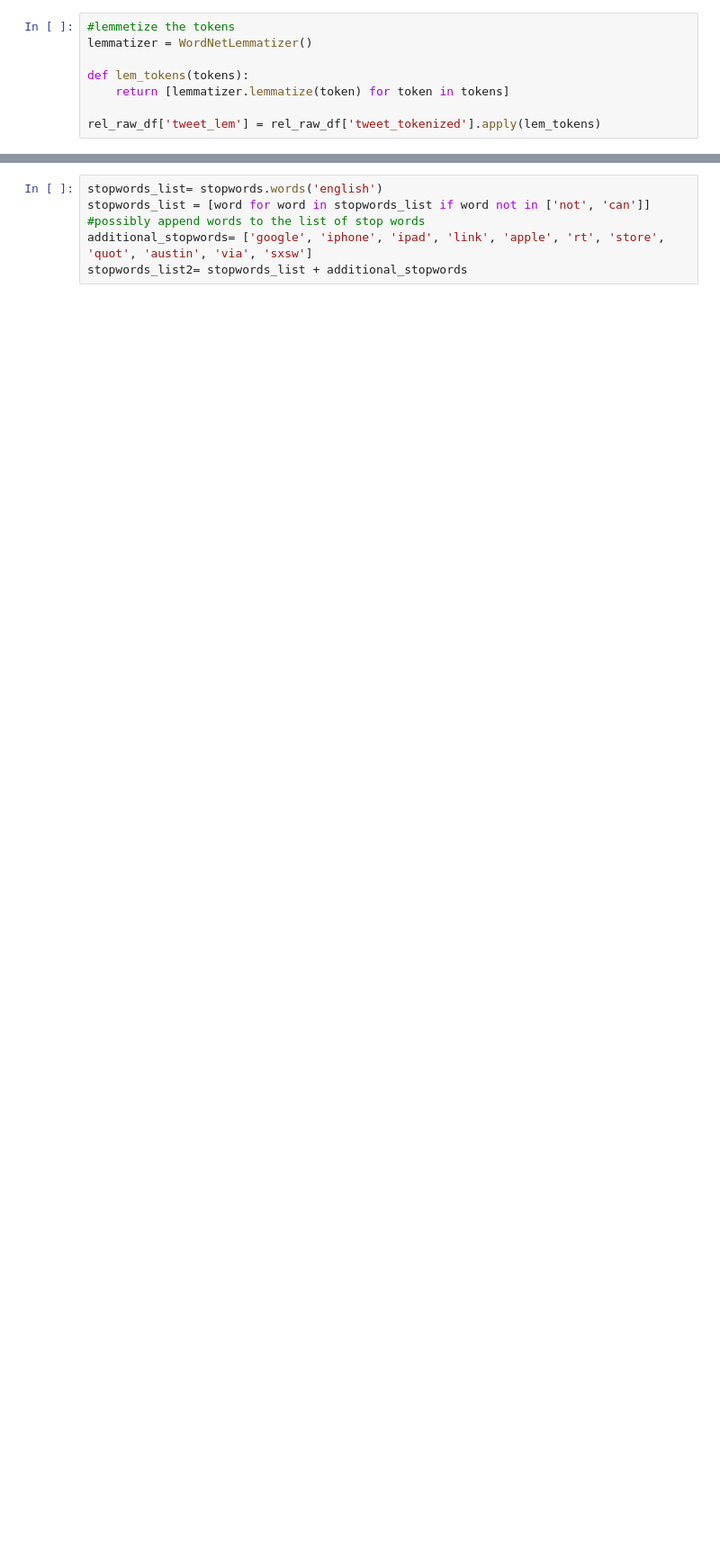
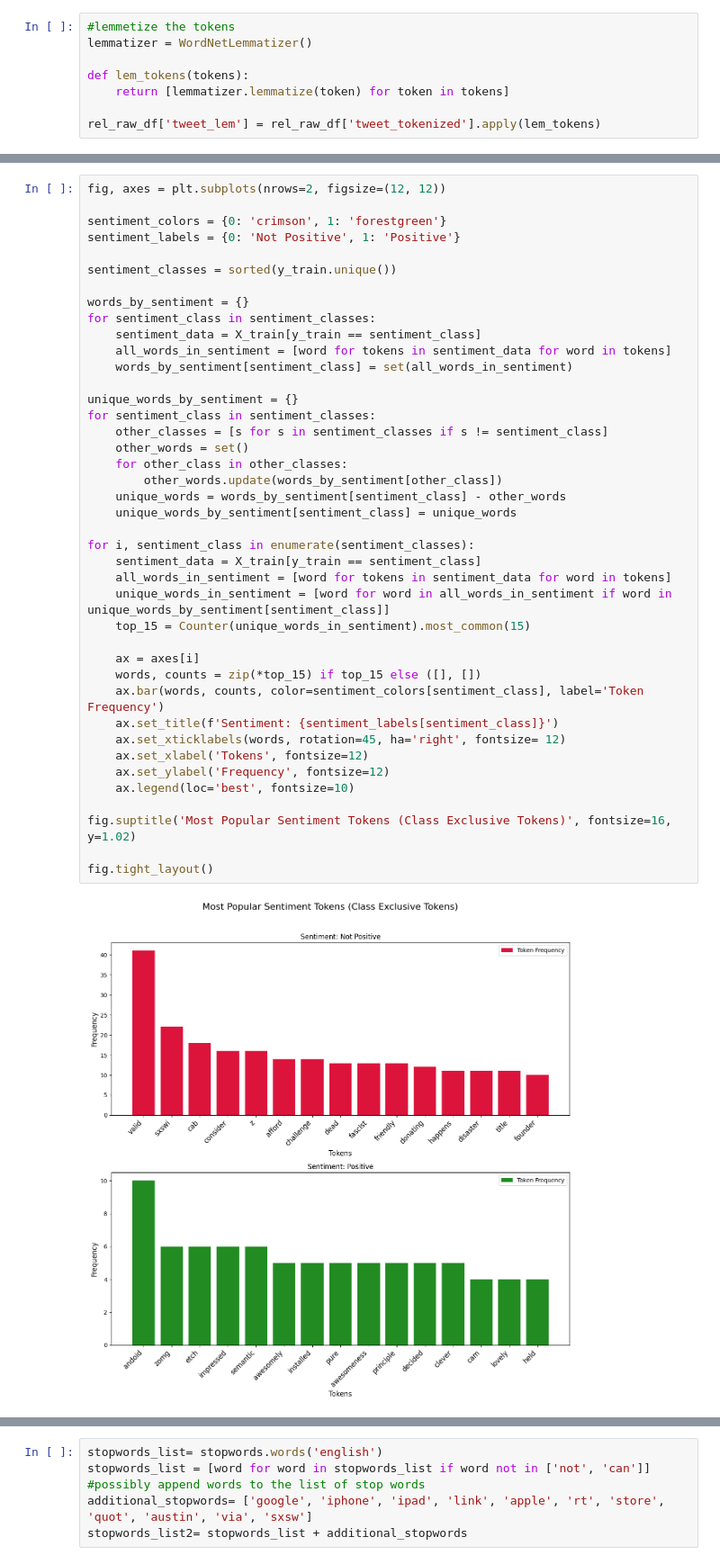
Before and after one commit to AndrewReusche/NLP_Sentiment_Analysis, a Jupyter notebook: NLP_Tweet_Analysis.ipynb, the cells around one changed output, grey strips where cells are left out. Shown at 90% size. Drawn from its saved outputs; the diff is of its cells as text; blank space fills up the shorter version.

Commit message:
transfer relevant data to clean notebook

```diff
--- a/NLP_Tweet_Analysis.ipynb
+++ b/NLP_Tweet_Analysis.ipynb
@@ -344,0 +257,43 @@ plt.show()
+# %%
+fig, axes = plt.subplots(nrows=2, figsize=(12, 12))
+
+sentiment_colors = {0: 'crimson', 1: 'forestgreen'}
+sentiment_labels = {0: 'Not Positive', 1: 'Positive'}
+
+sentiment_classes = sorted(y_train.unique())
+
+words_by_sentiment = {}
+for sentiment_class in sentiment_classes:
+    sentiment_data = X_train[y_train == sentiment_class]
+    all_words_in_sentiment = [word for tokens in sentiment_data for word in tokens]
+    words_by_sentiment[sentiment_class] = set(all_words_in_sentiment)
+
+unique_words_by_sentiment = {}
+for sentiment_class in sentiment_classes:
+    other_classes = [s for s in sentiment_classes if s != sentiment_class]
+    other_words = set()
+    for other_class in other_classes:
+        other_words.update(words_by_sentiment[other_class])
+    unique_words = words_by_sentiment[sentiment_class] - other_words
+    unique_words_by_sentiment[sentiment_class] = unique_words
+
+for i, sentiment_class in enumerate(sentiment_classes):
+    sentiment_data = X_train[y_train == sentiment_class]
+    all_words_in_sentiment = [word for tokens in sentiment_data for word in tokens]
+    unique_words_in_sentiment = [word for word in all_words_in_sentiment if word in unique_words_by_sentiment[sentiment_class]]
+    top_15 = Counter(unique_words_in_sentiment).most_common(15)
+
+    ax = axes[i]
+    words, counts = zip(*top_15) if top_15 else ([], [])
+    ax.bar(words, counts, color=sentiment_colors[sentiment_class], label='Token Frequency')
+    ax.set_title(f'Sentiment: {sentiment_labels[sentiment_class]}')
+    ax.set_xticklabels(words, rotation=45, ha='right', fontsize= 12)
+    ax.set_xlabel('Tokens', fontsize=12)
+    ax.set_ylabel('Frequency', fontsize=12)
+    ax.legend(loc='best', fontsize=10)
+
+fig.suptitle('Most Popular Sentiment Tokens (Class Exclusive Tokens)', fontsize=16, y=1.02)
+
+fig.tight_layout()
+# %% [output]
+[figure, added]
```
Also changed, not shown: parts of 162 cells of this notebook, 1 other file.
